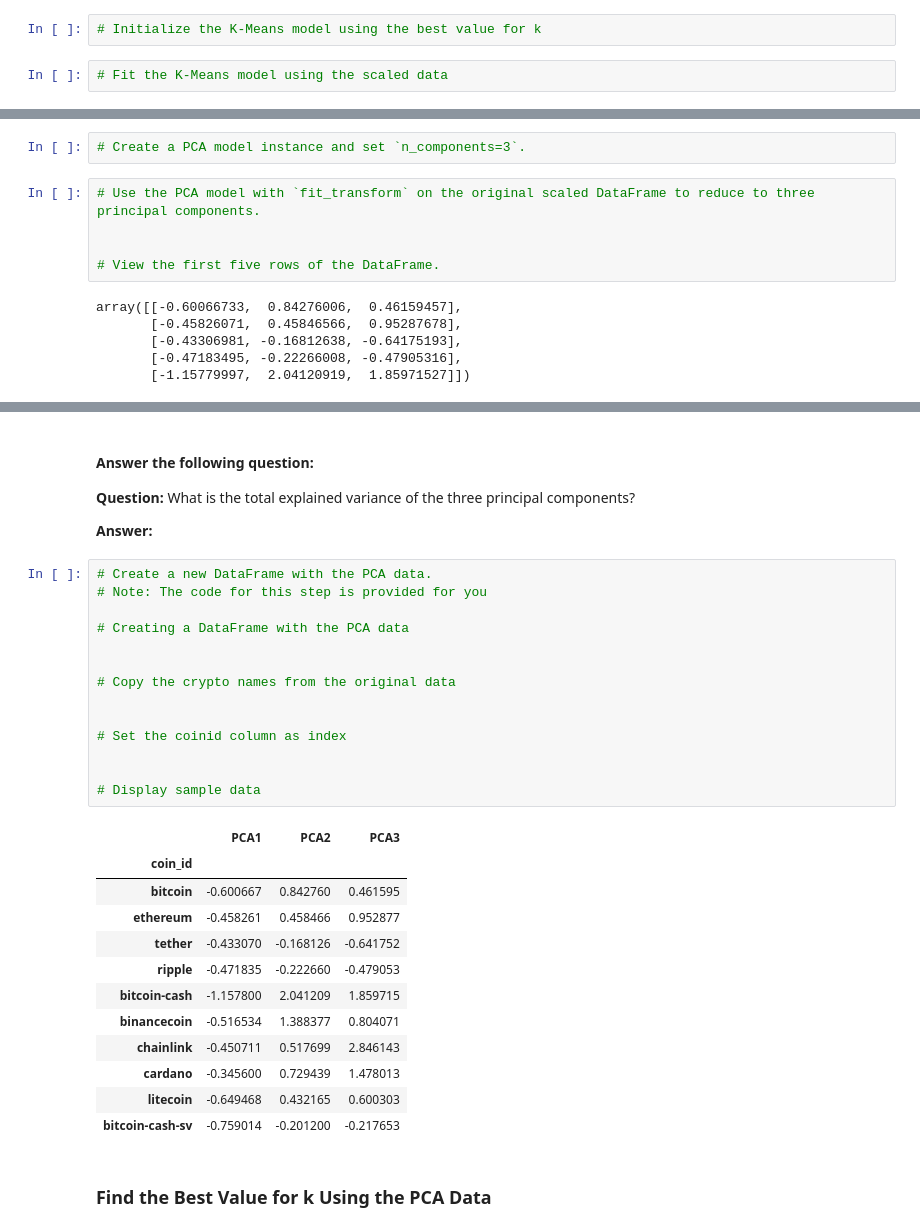
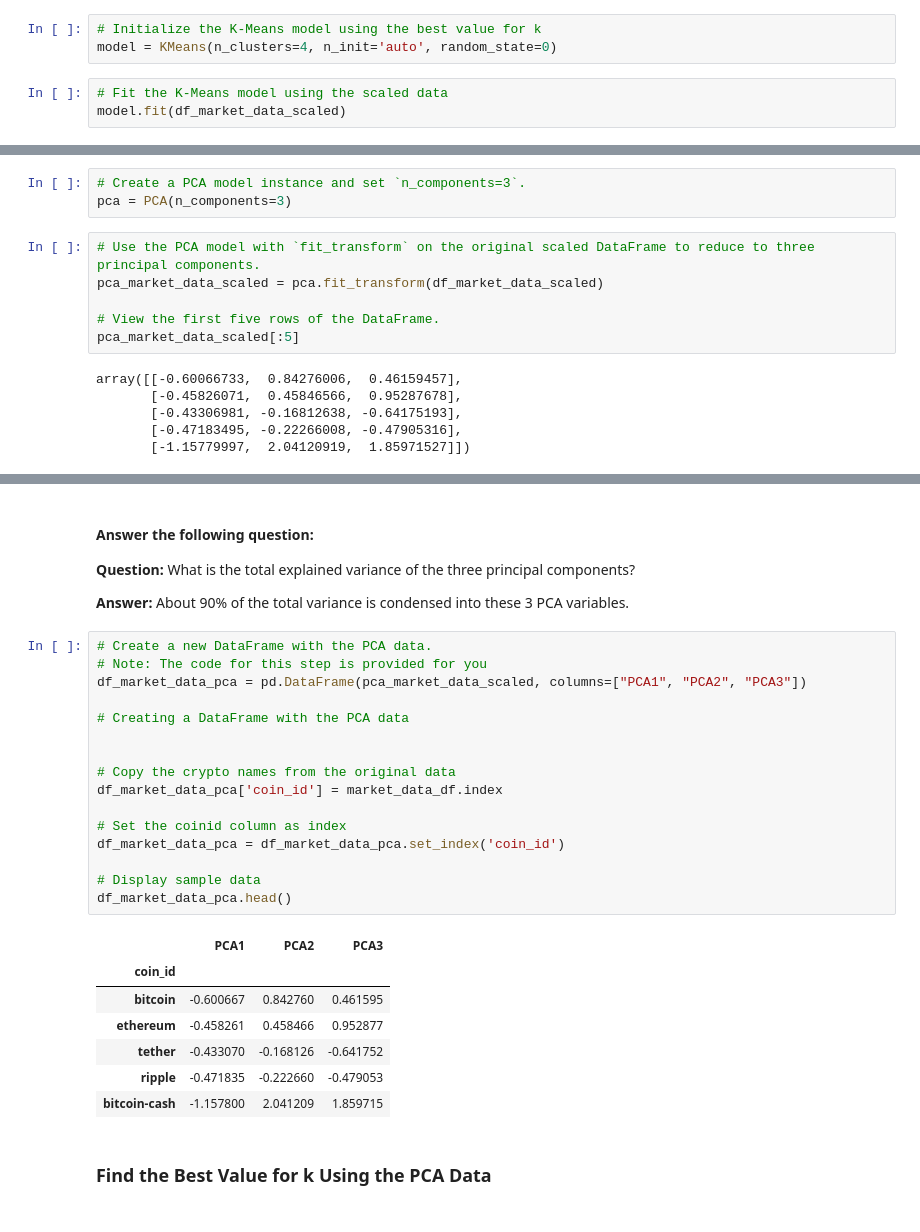
Before and after one commit to tanyasoriano/CryptoClustering, a Jupyter notebook: Crypto_Clustering.ipynb, the cells around one changed output, grey strips where cells are left out. Cells and saved outputs as stored; diff of their text form.

```diff
--- a/Crypto_Clustering.ipynb
+++ b/Crypto_Clustering.ipynb
@@ -107,5 +136,7 @@ market_data_df.describe()
 ### Cluster Cryptocurrencies with K-means Using the Original Scaled Data.
 # %%
 # Initialize the K-Means model using the best value for k
+model = KMeans(n_clusters=4, n_init='auto', random_state=0)
 # %%
 # Fit the K-Means model using the scaled data
+model.fit(df_market_data_scaled)
@@ -137,11 +198,13 @@ market_data_df.describe()
 ### Optimize Clusters with Principal Component Analysis.
 # %%
 # Create a PCA model instance and set `n_components=3`.
+pca = PCA(n_components=3)
 # %%
 # Use the PCA model with `fit_transform` on the original scaled DataFrame to reduce to three principal components.
-
+pca_market_data_scaled = pca.fit_transform(df_market_data_scaled)
 
 # View the first five rows of the DataFrame.
+pca_market_data_scaled[:5]
 # %% [output]
 array([[-0.60066733,  0.84276006,  0.46159457],
        [-0.45826071,  0.45846566,  0.95287678],
@@ -157,34 +221,31 @@ array([0.3719856 , 0.34700813, 0.17603793])
 
 **Question:** What is the total explained variance of the three principal components?
 
-**Answer:**
+**Answer:**  About 90% of the total variance is condensed into these 3 PCA variables.
 # %%
 # Create a new DataFrame with the PCA data.
 # Note: The code for this step is provided for you
+df_market_data_pca = pd.DataFrame(pca_market_data_scaled, columns=["PCA1", "PCA2", "PCA3"])
 
 # Creating a DataFrame with the PCA data
 
 
 # Copy the crypto names from the original data
-
+df_market_data_pca['coin_id'] = market_data_df.index
 
 # Set the coinid column as index
-
+df_market_data_pca = df_market_data_pca.set_index('coin_id')
 
 # Display sample data
+df_market_data_pca.head()
 # %% [output]
 |  | PCA1 | PCA2 | PCA3 |
 | coin_id |  |  |  |
 | bitcoin | -0.600667 | 0.842760 | 0.461595 |
 | ethereum | -0.458261 | 0.458466 | 0.952877 |
 | tether | -0.433070 | -0.168126 | -0.641752 |
 | ripple | -0.471835 | -0.222660 | -0.479053 |
 | bitcoin-cash | -1.157800 | 2.041209 | 1.859715 |
-| binancecoin | -0.516534 | 1.388377 | 0.804071 |
-| chainlink | -0.450711 | 0.517699 | 2.846143 |
-| cardano | -0.345600 | 0.729439 | 1.478013 |
-| litecoin | -0.649468 | 0.432165 | 0.600303 |
-| bitcoin-cash-sv | -0.759014 | -0.201200 | -0.217653 |
 # %% [markdown]
 ### Find the Best Value for k Using the PCA Data
 # %%
```
Also changed, not shown: parts of 25 cells of this notebook.
